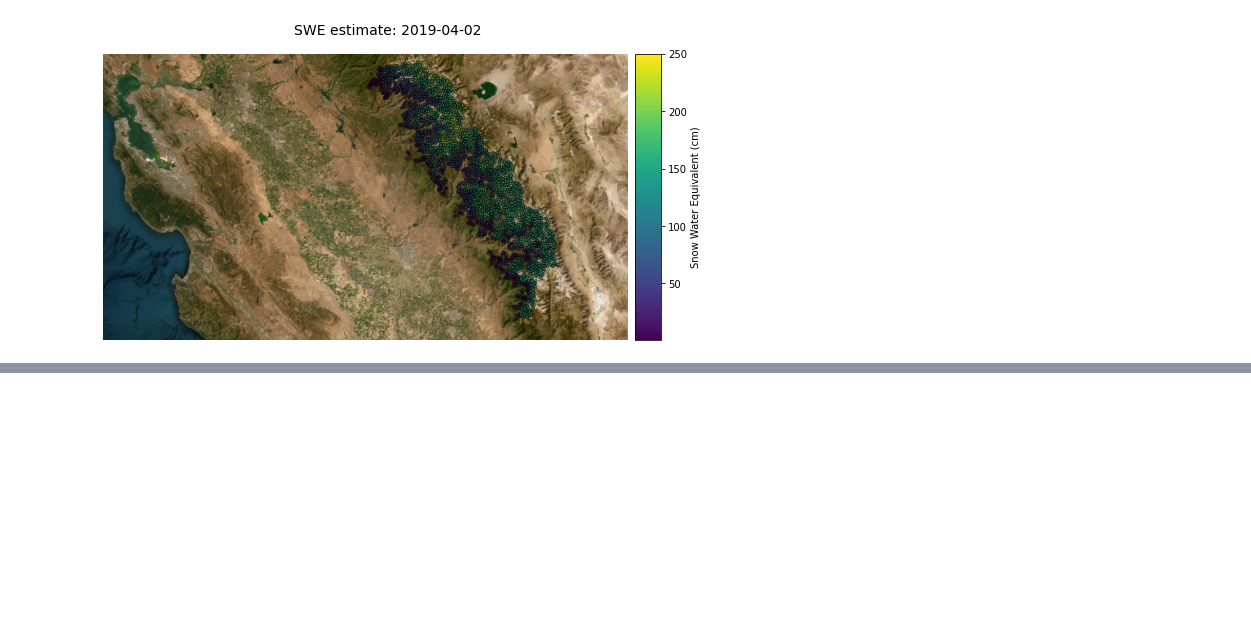
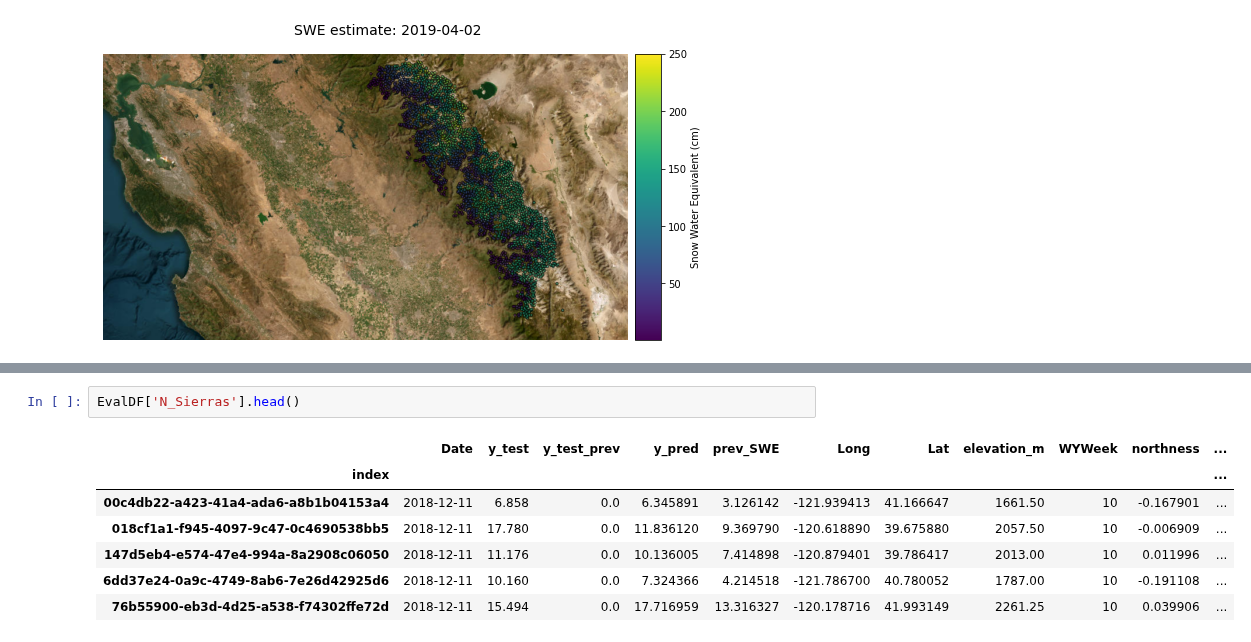
Before and after one commit to whitelightning450/SWEML, a Jupyter notebook: Model/Neural_Network/SnowExSWEFigure.ipynb, the cells around one changed output, grey strips where cells are left out. Drawn from its saved outputs; the diff is of its cells as text; blank space fills up the shorter version.

```diff
--- a/Model/Neural_Network/SnowExSWEFigure.ipynb
+++ b/Model/Neural_Network/SnowExSWEFigure.ipynb
@@ -264,0 +229,10 @@ for region in Region_list:
+# %%
+EvalDF['N_Sierras'].head()
+# %% [output]
+|  | Date | y_test | y_test_prev | y_pred | prev_SWE | Long | Lat | elevation_m | WYWeek | northness | ... |
+| index |  |  |  |  |  |  |  |  |  |  | ... |
+| 00c4db22-a423-41a4-ada6-a8b1b04153a4 | 2018-12-11 | 6.858 | 0.0 | 6.345891 | 3.126142 | -121.939413 | 41.166647 | 1661.50 | 10 | -0.167901 | ... |
+| 018cf1a1-f945-4097-9c47-0c4690538bb5 | 2018-12-11 | 17.780 | 0.0 | 11.836120 | 9.369790 | -120.618890 | 39.675880 | 2057.50 | 10 | -0.006909 | ... |
+| 147d5eb4-e574-47e4-994a-8a2908c06050 | 2018-12-11 | 11.176 | 0.0 | 10.136005 | 7.414898 | -120.879401 | 39.786417 | 2013.00 | 10 | 0.011996 | ... |
+| 6dd37e24-0a9c-4749-8ab6-7e26d42925d6 | 2018-12-11 | 10.160 | 0.0 | 7.324366 | 4.214518 | -121.786700 | 40.780052 | 1787.00 | 10 | -0.191108 | ... |
+| 76b55900-eb3d-4d25-a538-f74302ffe72d | 2018-12-11 | 15.494 | 0.0 | 17.716959 | 13.316327 | -120.178716 | 41.993149 | 2261.25 | 10 | 0.039906 | ... |
```
Also changed, not shown: parts of 14 cells of this notebook, 2 other files.
